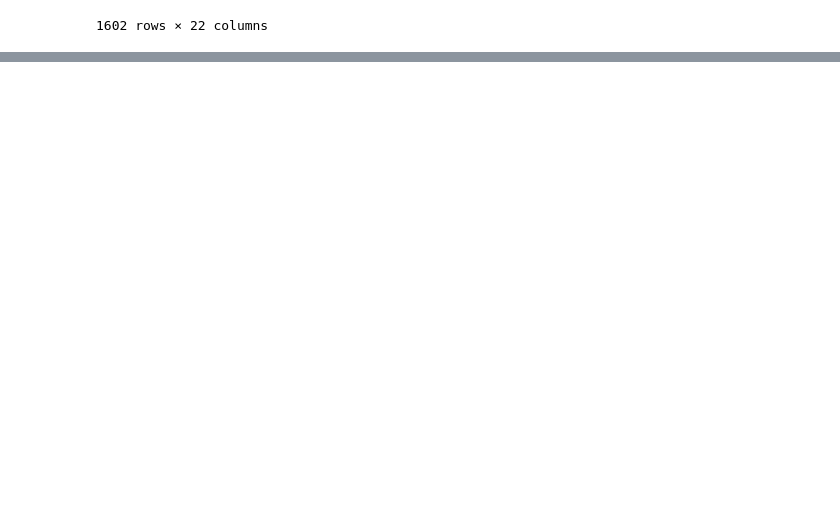
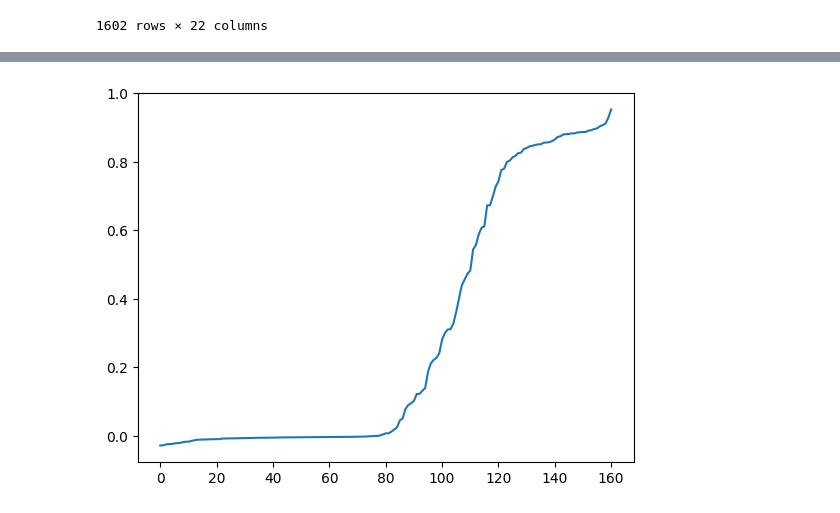
Before and after one commit to F4llis/metabo_tools, a Jupyter notebook: peak_annotation_train.ipynb, the cells around one changed output, grey strips where cells are left out. Cells and saved outputs as stored; diff of their text form; code cells hidden in the pictures; blank space fills up the shorter version.

```diff
--- a/peak_annotation_train.ipynb
+++ b/peak_annotation_train.ipynb
@@ -439,0 +384,5 @@ print('\n')
+# %%
+plt.plot(sorted(pre_raw[1]))
+plt.show()
+# %% [output]
+[figure, added]
```
Also changed, not shown: parts of 14 cells of this notebook.
